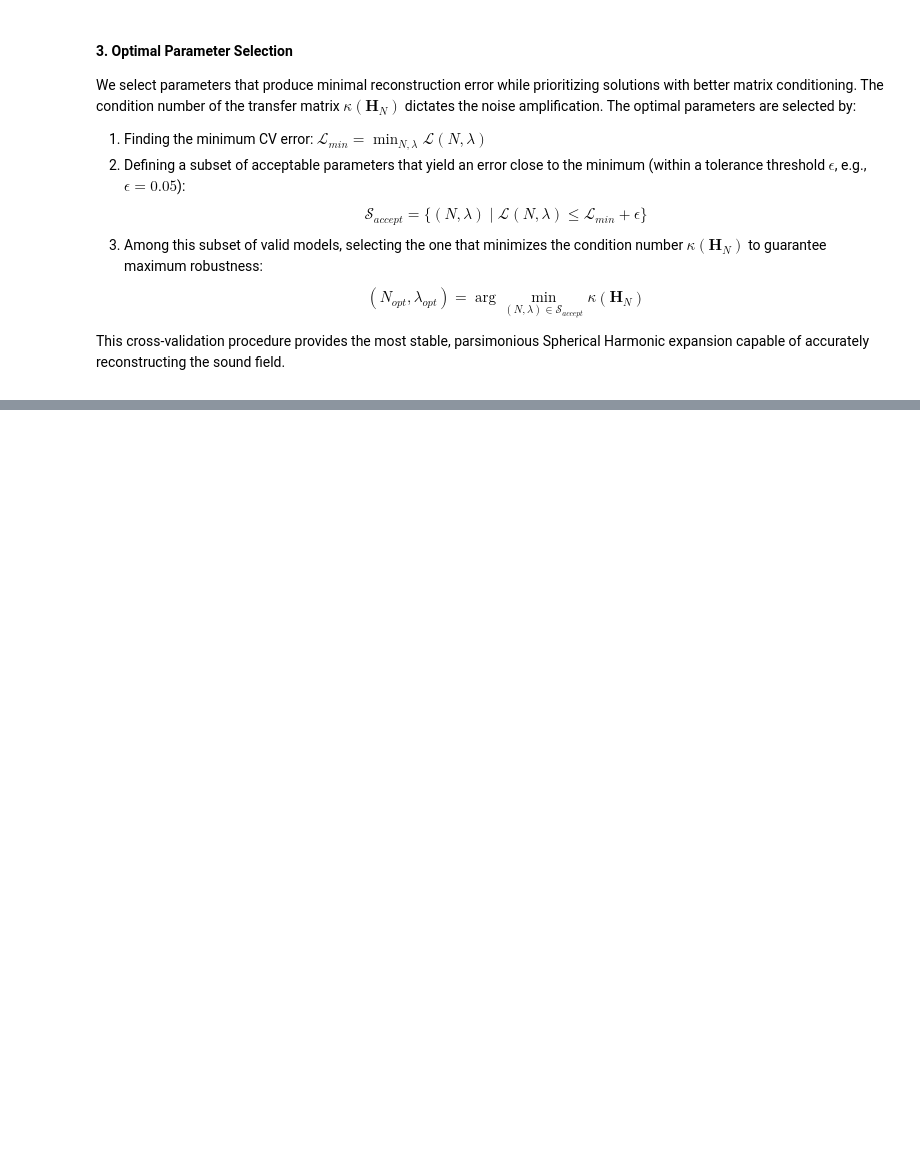
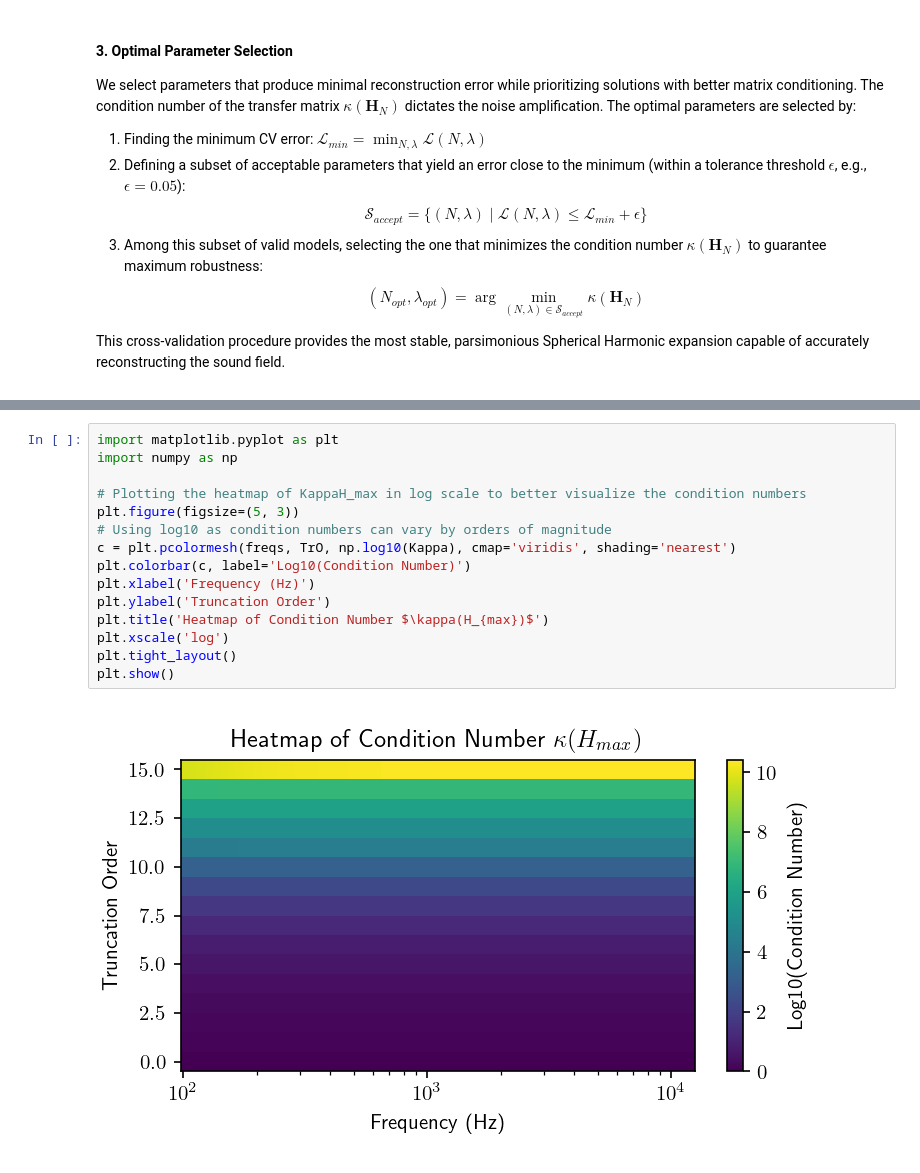
Before and after one commit to ollivierf/BilbaoViolinsDir, a Jupyter notebook: notebooks/Violon_3_Pm2OptimalCmn.ipynb, the cells around one changed output, grey strips where cells are left out. Saved outputs shown, nothing was run; the diff lists cells and outputs as text; blank space fills up the shorter version.

```diff
--- a/notebooks/Violon_3_Pm2OptimalCmn.ipynb
+++ b/notebooks/Violon_3_Pm2OptimalCmn.ipynb
@@ -228,0 +155,17 @@ Optimizing orders for 6 violins over 2481 frequencies...
+# %%
+import matplotlib.pyplot as plt
+import numpy as np
+
+# Plotting the heatmap of KappaH_max in log scale to better visualize the condition numbers
+plt.figure(figsize=(5, 3))
+# Using log10 as condition numbers can vary by orders of magnitude
+c = plt.pcolormesh(freqs, TrO, np.log10(Kappa), cmap='viridis', shading='nearest')
+plt.colorbar(c, label='Log10(Condition Number)')
+plt.xlabel('Frequency (Hz)')
+plt.ylabel('Truncation Order')
+plt.title('Heatmap of Condition Number $\kappa(H_{max})$')
+plt.xscale('log')
+plt.tight_layout()
+plt.show()
+# %% [output]
+[figure, added]
```
Also changed, not shown: parts of 7 cells of this notebook.
